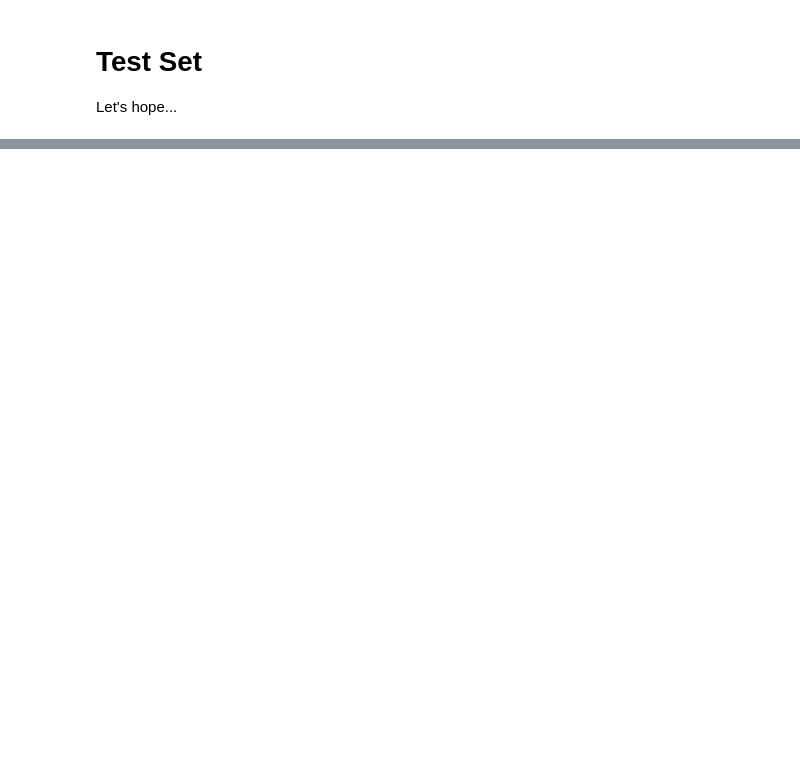
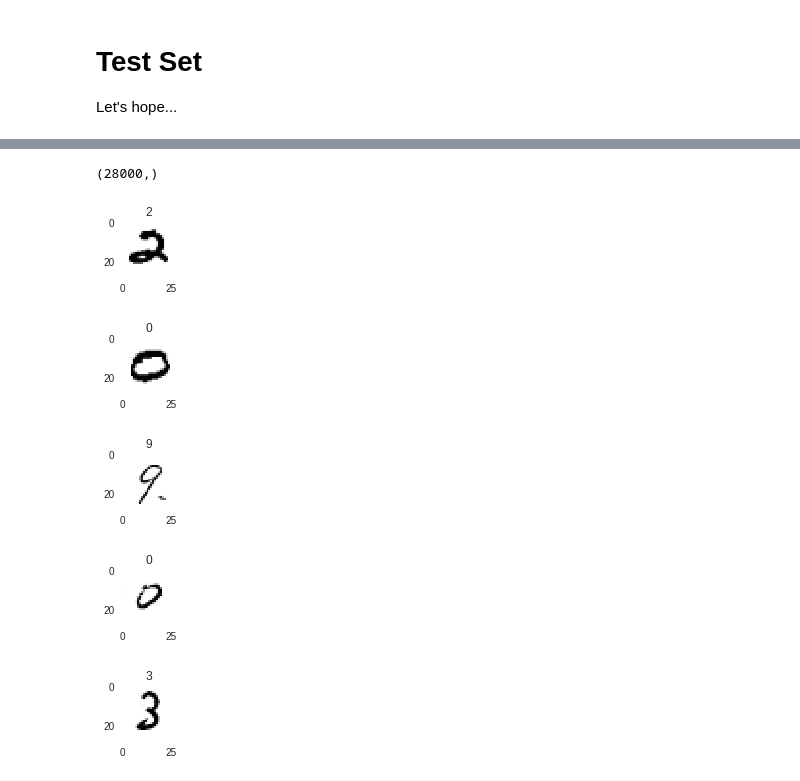
Before and after one commit to arose13/Learning, a Jupyter notebook: Kaggle MNIST.ipynb, the cells around one changed output, grey strips where cells are left out. Drawn from its saved outputs; the diff is of its cells as text; code cells hidden in the pictures; blank space fills up the shorter version.

```diff
--- a/Kaggle MNIST.ipynb
+++ b/Kaggle MNIST.ipynb
@@ -98,0 +169,17 @@ print(test_set.shape)
+# %%
+# answers
+x_test = test_set.values.reshape(len(test_set), 28, 28, 1)
+x_test = x_test / 255
+y_answer = model.predict(x_test)
+y_answer = np.argmax(y_answer, axis=1)
+print(y_answer.shape)
+
+for x_eg, y_eg in zip(test_set.values[:5, :], y_answer[:5]):
+    plot_number(x_eg, y_eg)
+# %% [output]
+(28000,)
+[figure, added]
+[figure, added]
+[figure, added]
+[figure, added]
+[figure, added]
```
Also changed, not shown: parts of 8 cells of this notebook, 1 other file.
